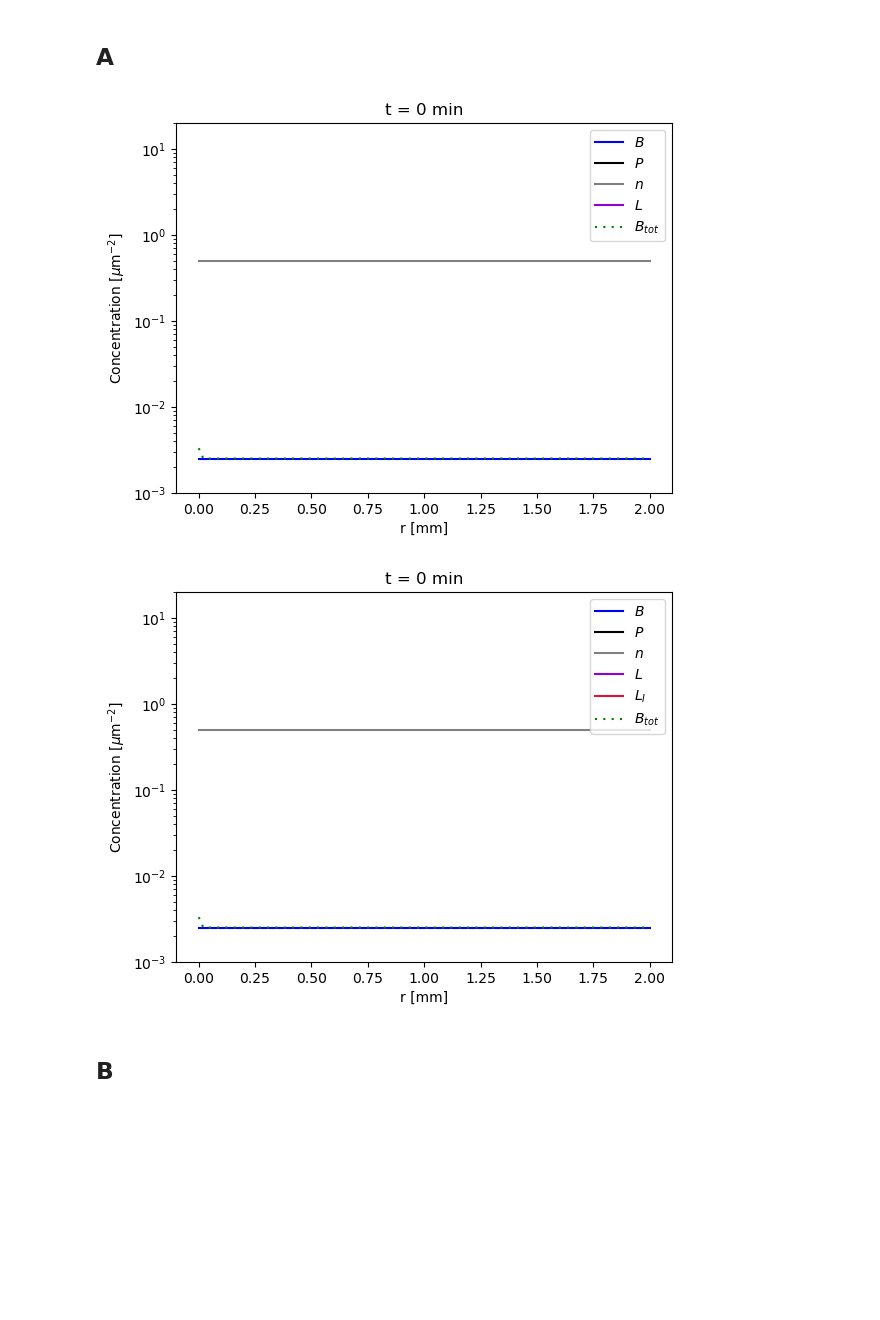
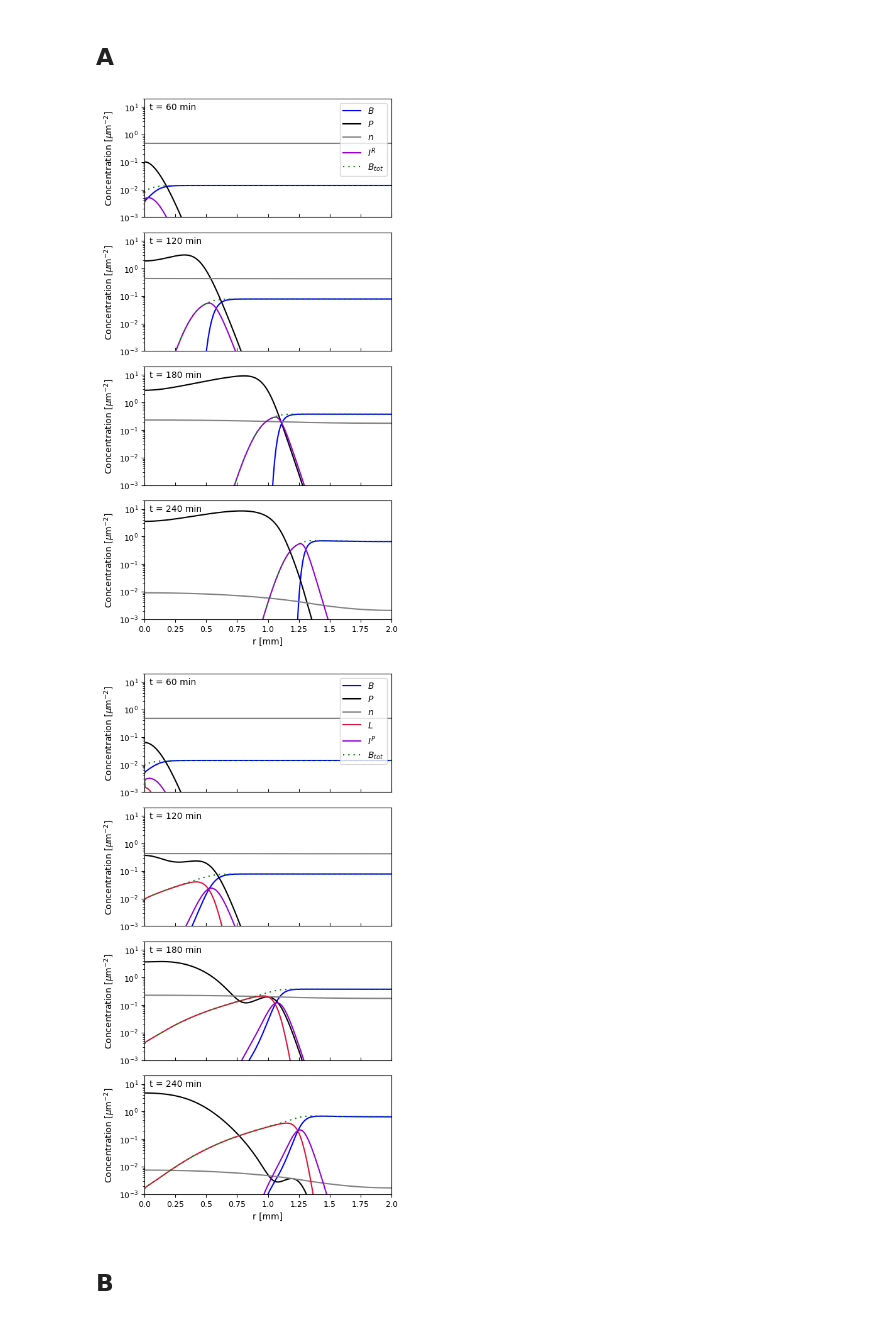
Before and after one commit to UlrikHvid/Competitive-advantages-of-T-even-phage-lysis-inhibition-in-response-to-secondary-infection, a Jupyter notebook: Figs_1-3.ipynb, the cells around one changed output. Cells and saved outputs as stored; diff of their text form; code cells hidden in the pictures; blank space fills up the shorter version.

Commit message:
More work on plotting

```diff
--- a/Figs_1-3.ipynb
+++ b/Figs_1-3.ipynb
@@ -93,10 +93,10 @@ from Plotters import *
 # %%
 #r-mutant plaque
 
-VR              = DVS(Rmax = 2*10**3,dr = 20) #Default values
+VR              = DVS(Rmax = 2*10**3,dr = 5) #Default values
 y0R             = IVS("MP0",VR) #Intial values
 t               = 5*60 #Simulation time
-simR,savetimes = MPShell("MP0",y0R,VR,t)
-GifGenerator(simR,savetimes,VR,"MP0",f"MP0",ylim = (0.001,20),legendloc = "upper right",Btot = True)
+simR,savetimes  = MPShell("MP0",y0R,VR,t)
+PlaquePlotter(simR,savetimes,VR,t,"MP0",Btot=True)
 # %% [output]
-[figure, old version]
+[figure, new version]
@@ -103,10 +105,11 @@ GifGenerator(simR,savetimes,VR,"MP0",f"MP0",ylim = (0.001,20),legendloc = "upper
 # %%
-#Wild-type plaque
+#r-mutant plaque
 
-VP                  = DVS(Rmax = 2*10**3,dr = 20) #Default values
-VP.f_beta,VP.f_tau  = 5,5
+VP                  = DVS(Rmax=2*10**3,dr = 5) #Default values
+VP.f_tau,VP.f_beta  = 5,5
 y0P                 = IVS("MP1",VP) #Intial values
+t                   = 5*60 #Simulation time
 simP,savetimes      = MPShell("MP1",y0P,VP,t)
-GifGenerator(simP,savetimes,VP,"MP1",f"MP1",ylim = (0.001,20),legendloc = "upper right",Btot = True)
+PlaquePlotter(simP,savetimes,VP,t,"MP1",Btot=True)
 # %% [output]
-[figure, old version]
+[figure, new version]
```
Also changed, not shown: parts of 21 cells of this notebook, 7 other files.
